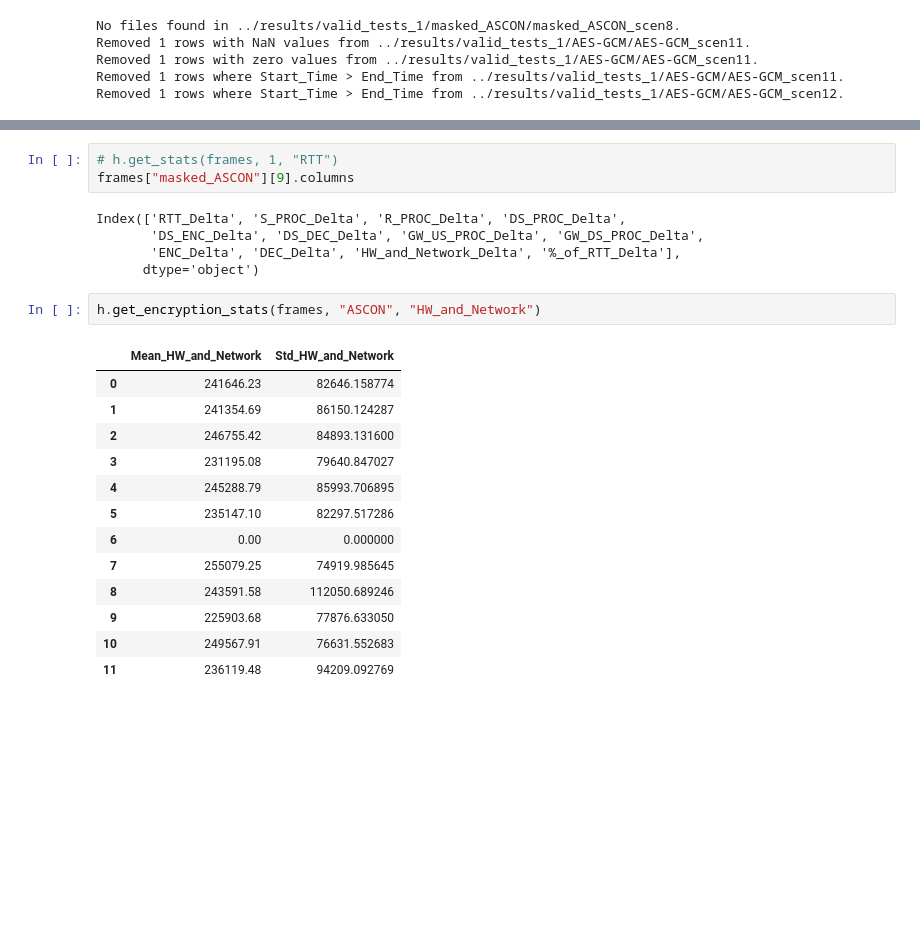
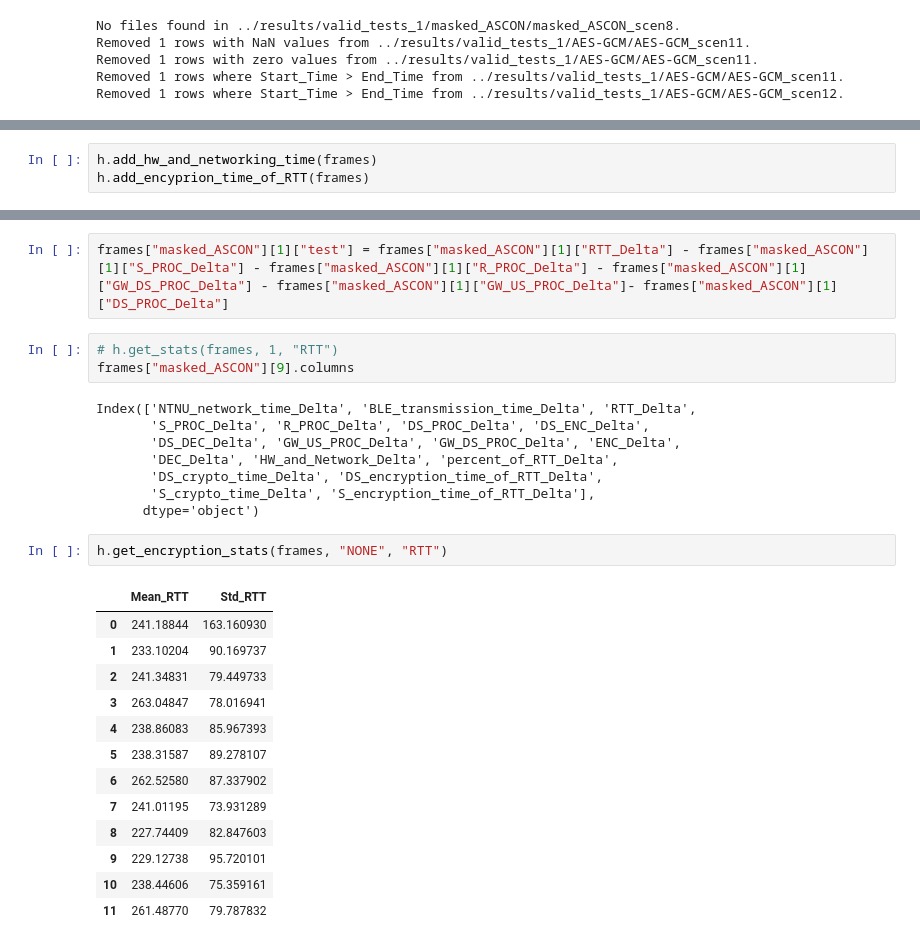
Before and after one commit to nemisis84/ASCON-encryption-for-MCUs-in-an-MQTT-network, a Jupyter notebook: data-storage/analysis/analysis.ipynb, the cells around one changed output, grey strips where cells are left out. Cells and saved outputs as stored; diff of their text form; blank space fills up the shorter version.

```diff
--- a/data-storage/analysis/analysis.ipynb
+++ b/data-storage/analysis/analysis.ipynb
@@ -50,0 +38,3 @@ add_hw_and_networking_time(frames)
+# %%
+h.add_hw_and_networking_time(frames)
+h.add_encyprion_time_of_RTT(frames)
@@ -51,27 +72,32 @@ add_hw_and_networking_time(frames)
+# %%
+frames["masked_ASCON"][1]["test"] = frames["masked_ASCON"][1]["RTT_Delta"] - frames["masked_ASCON"][1]["S_PROC_Delta"] - frames["masked_ASCON"][1]["R_PROC_Delta"] - frames["masked_ASCON"][1]["GW_DS_PROC_Delta"] - frames["masked_ASCON"][1]["GW_US_PROC_Delta"]- frames["masked_ASCON"][1]["DS_PROC_Delta"]
 # %%
 # h.get_stats(frames, 1, "RTT")
 frames["masked_ASCON"][9].columns
 # %% [output]
-Index(['RTT_Delta', 'S_PROC_Delta', 'R_PROC_Delta', 'DS_PROC_Delta',
-       'DS_ENC_Delta', 'DS_DEC_Delta', 'GW_US_PROC_Delta', 'GW_DS_PROC_Delta',
-       'ENC_Delta', 'DEC_Delta', 'HW_and_Network_Delta', '%_of_RTT_Delta'],
+Index(['NTNU_network_time_Delta', 'BLE_transmission_time_Delta', 'RTT_Delta',
+       'S_PROC_Delta', 'R_PROC_Delta', 'DS_PROC_Delta', 'DS_ENC_Delta',
+       'DS_DEC_Delta', 'GW_US_PROC_Delta', 'GW_DS_PROC_Delta', 'ENC_Delta',
+       'DEC_Delta', 'HW_and_Network_Delta', 'percent_of_RTT_Delta',
+       'DS_crypto_time_Delta', 'DS_encryption_time_of_RTT_Delta',
+       'S_crypto_time_Delta', 'S_encryption_time_of_RTT_Delta'],
       dtype='object')
 # %%
-h.get_encryption_stats(frames, "ASCON", "HW_and_Network")
+h.get_encryption_stats(frames, "NONE", "RTT")
 # %% [output]
-|  | Mean_HW_and_Network | Std_HW_and_Network |
-| 0 | 241646.23 | 82646.158774 |
-| 1 | 241354.69 | 86150.124287 |
-| 2 | 246755.42 | 84893.131600 |
-| 3 | 231195.08 | 79640.847027 |
-| 4 | 245288.79 | 85993.706895 |
-| 5 | 235147.10 | 82297.517286 |
-| 6 | 0.00 | 0.000000 |
-| 7 | 255079.25 | 74919.985645 |
-| 8 | 243591.58 | 112050.689246 |
-| 9 | 225903.68 | 77876.633050 |
-| 10 | 249567.91 | 76631.552683 |
-| 11 | 236119.48 | 94209.092769 |
+|  | Mean_RTT | Std_RTT |
+| 0 | 241.18844 | 163.160930 |
+| 1 | 233.10204 | 90.169737 |
+| 2 | 241.34831 | 79.449733 |
+| 3 | 263.04847 | 78.016941 |
+| 4 | 238.86083 | 85.967393 |
+| 5 | 238.31587 | 89.278107 |
+| 6 | 262.52580 | 87.337902 |
+| 7 | 241.01195 | 73.931289 |
+| 8 | 227.74409 | 82.847603 |
+| 9 | 229.12738 | 95.720101 |
+| 10 | 238.44606 | 75.359161 |
+| 11 | 261.48770 | 79.787832 |
 # %%
 figure_path = os.path.join("..", "figures", "means_bar_plot")
 h.save_figure(frames, figure_path)
```
Also changed, not shown: parts of 5 cells of this notebook, 2 other files.
